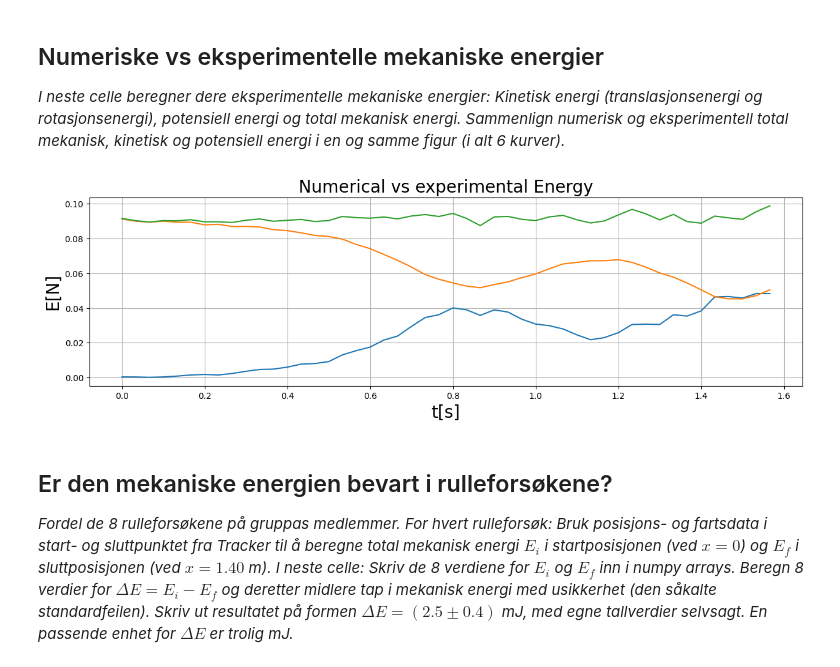
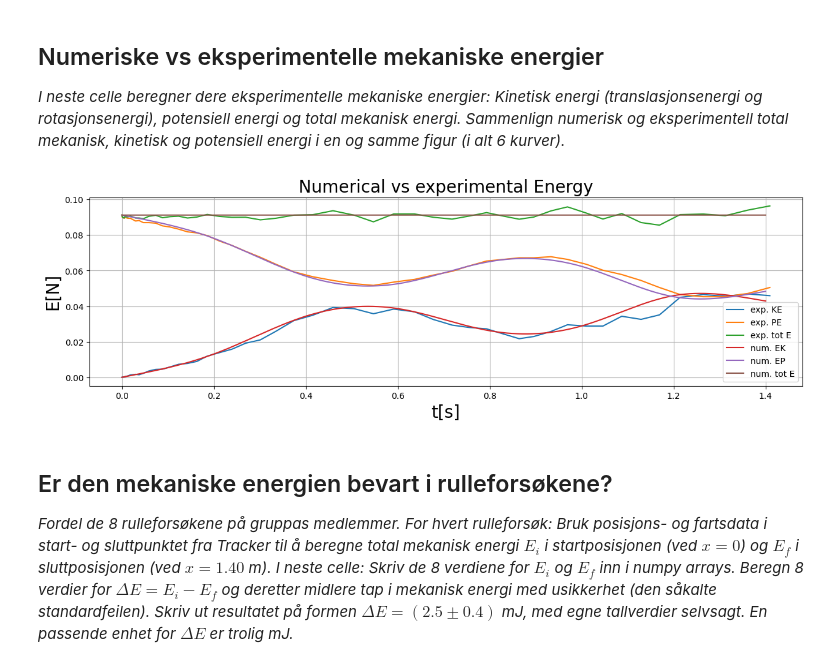
Before and after one commit to sondrp/lab, a Jupyter notebook: mal_V24.ipynb, the cells around one changed output. Drawn from its saved outputs; the diff is of its cells as text; code cells hidden in the pictures.

```diff
--- a/mal_V24.ipynb
+++ b/mal_V24.ipynb
@@ -411,25 +394,40 @@ comparison_plotter('Numerical vs experimental x(t)', 't[s]', 'x[m]', [t, t_exp],
 # %%
 #Beregning av eksperimentell Etrans_exp, Erot_exp, Ekin_exp, Epot_exp, Etot_exp
 I = c * M * r**2
 
-Etrans_exp = 0.5 * M * v_exp**2
+# Created a function to use in next cell too.
+# Returns kinetic energy, potential energy and total energy
+def calculate_energies(vx, y):
+    Etrans = 0.5 * M * vx**2
 
-omega_exp = v_exp / r
-Erot_exp = 0.5 * I * omega_exp**2
+    omega = vx / r
+    Erot = 0.5 * I * omega**2
+    Ekin = Etrans + Erot
 
-Ekin_exp = Etrans_exp + Erot_exp
+    Epot = M * g * y
 
-Epot_exp = M * g * y_exp
+    Etot = Ekin + Epot
 
-Etot_exp = Ekin_exp + Epot_exp
+    return Etrans, Erot, Ekin, Epot, Etot
+
+RtraEkin_exp, Erot_exp, Ekin_exp, Epot_exp, Etot_exp = calculate_energies(vx_exp, y_exp)
+
+
+
 
 
 
 #Figurer som sammenligner numerisk og eksperimentell kinetisk, potensiell og total mekanisk energi
 
-comparison_plotter('Numerical vs experimental Energy', 't[s]', 'E[N]', [t_exp, t_exp, t_exp], [Ekin_exp, Epot_exp, Etot_exp])
+plotter('Numerical vs experimental Energy', 't[s]', 'E[N]',
+        (x_exp, Ekin_exp, 'exp. KE'),
+        (x_exp, Epot_exp, 'exp. PE'),
+        (x_exp, Etot_exp, 'exp. tot E'),
+        (x, Ekin, 'num. EK'),
+        (x, Epot, 'num. EP'),
+        (x, Etot, 'num. tot E'))
 # %% [output]
-[figure, old version]
+[figure, new version]
 # %% [markdown]
 ## Er den mekaniske energien bevart i rulleforsøkene?
 *Fordel de 8 rulleforsøkene på gruppas medlemmer. For hvert rulleforsøk: Bruk posisjons- og fartsdata i start- og sluttpunktet fra Tracker til å beregne total mekanisk energi $E_i$ i startposisjonen (ved $x=0$) og $E_f$ i sluttposisjonen (ved $x=1.40$ m). I neste celle: Skriv de 8 verdiene for $E_i$ og $E_f$ inn i numpy arrays. Beregn 8 verdier for $\Delta E = E_i-E_f$ og deretter midlere tap i mekanisk energi med usikkerhet (den såkalte standardfeilen). Skriv ut resultatet på formen $\Delta E = (2.5 \pm 0.4)$ mJ, med egne tallverdier selvsagt. En passende enhet for $\Delta E$ er trolig mJ.*
```
Also changed, not shown: parts of 5 cells of this notebook.
